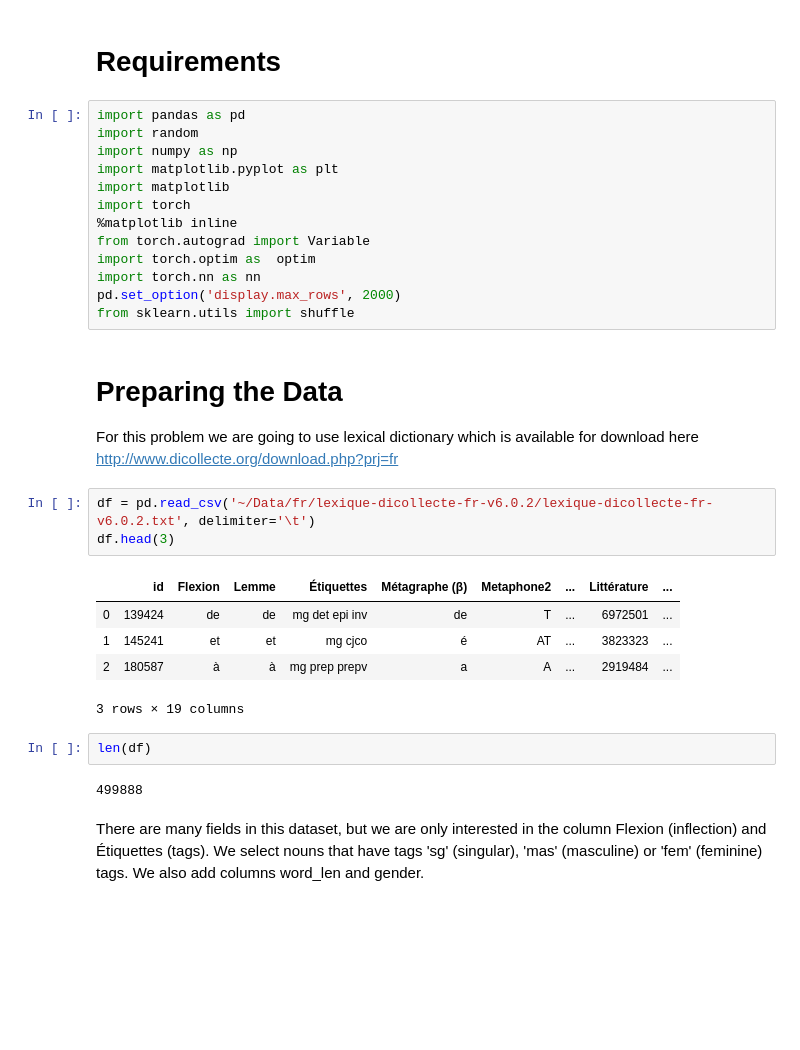
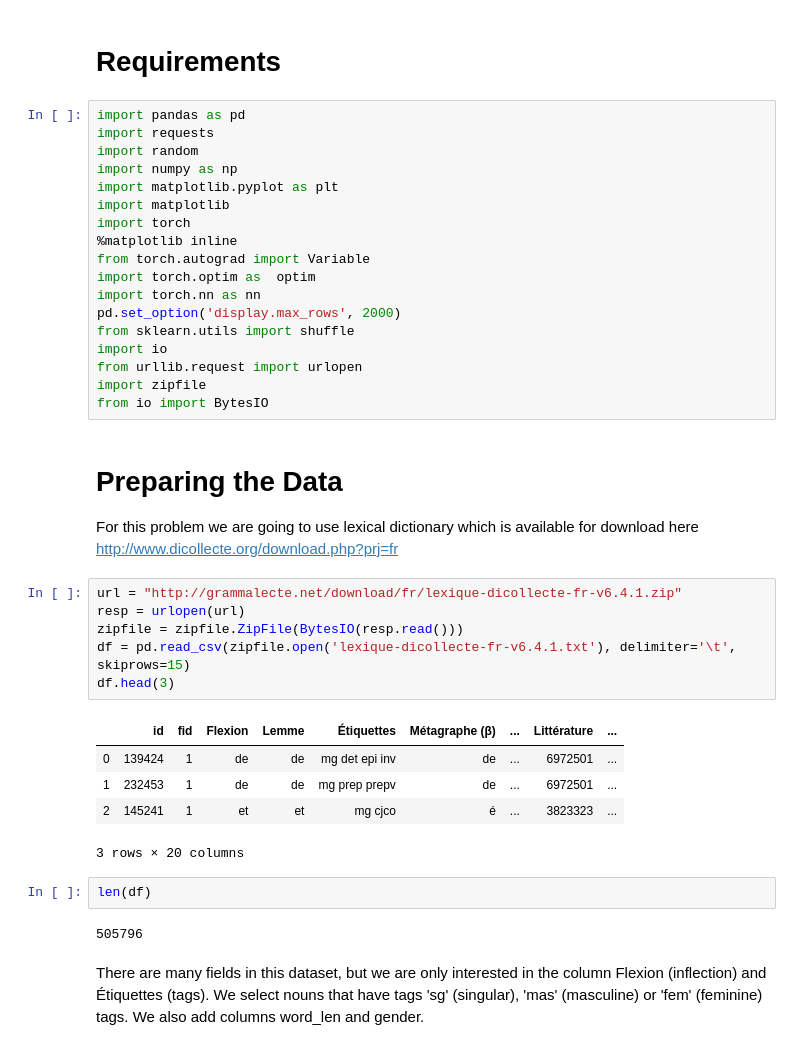
Before and after one commit to serega/pytorch-french-genders, a Jupyter notebook: FrenchGenders-Prediction-LSTM.ipynb, the cells around one changed output. Saved outputs shown, nothing was run; the diff lists cells and outputs as text; blank space fills up the shorter version.

```diff
--- a/FrenchGenders-Prediction-LSTM.ipynb
+++ b/FrenchGenders-Prediction-LSTM.ipynb
@@ -15,6 +15,7 @@ The model is implemented in PyTorch.
 # Requirements
 # %%
 import pandas as pd
+import requests
 import random
 import numpy as np
 import matplotlib.pyplot as plt
@@ -26,23 +27,30 @@ import torch.optim as  optim
 import torch.nn as nn
 pd.set_option('display.max_rows', 2000)
 from sklearn.utils import shuffle
+import io
+from urllib.request import urlopen
+import zipfile
+from io import BytesIO
 # %% [markdown]
 # Preparing the Data
 For this problem we are going to use lexical dictionary which is available for download here
 http://www.dicollecte.org/download.php?prj=fr
 # %%
-df = pd.read_csv('~/Data/fr/lexique-dicollecte-fr-v6.0.2/lexique-dicollecte-fr-v6.0.2.txt', delimiter='\t')
+url = "http://grammalecte.net/download/fr/lexique-dicollecte-fr-v6.4.1.zip"
+resp = urlopen(url)
+zipfile = zipfile.ZipFile(BytesIO(resp.read()))
+df = pd.read_csv(zipfile.open('lexique-dicollecte-fr-v6.4.1.txt'), delimiter='\t', skiprows=15)
 df.head(3)
 # %% [output]
-|  | id | Flexion | Lemme | Étiquettes | Métagraphe (β) | Metaphone2 | ... | Littérature | ... |
-| 0 | 139424 | de | de | mg det epi inv | de | T | ... | 6972501 | ... |
-| 1 | 145241 | et | et | mg cjco | é | AT | ... | 3823323 | ... |
-| 2 | 180587 | à | à | mg prep prepv | a | A | ... | 2919484 | ... |
+|  | id | fid | Flexion | Lemme | Étiquettes | Métagraphe (β) | ... | Littérature | ... |
+| 0 | 139424 | 1 | de | de | mg det epi inv | de | ... | 6972501 | ... |
+| 1 | 232453 | 1 | de | de | mg prep prepv | de | ... | 6972501 | ... |
+| 2 | 145241 | 1 | et | et | mg cjco | é | ... | 3823323 | ... |
-3 rows × 19 columns
+3 rows × 20 columns
 # %%
 len(df)
 # %% [output]
-499888
+505796
 # %% [markdown]
 There are many fields in this dataset, but we are only interested in the column Flexion (inflection) and Étiquettes (tags). We select nouns that have tags 'sg' (singular), 'mas' (masculine) or 'fem' (feminine) tags. We also add columns word_len and gender.
 # %%
```
Also changed, not shown: parts of 13 cells of this notebook.
